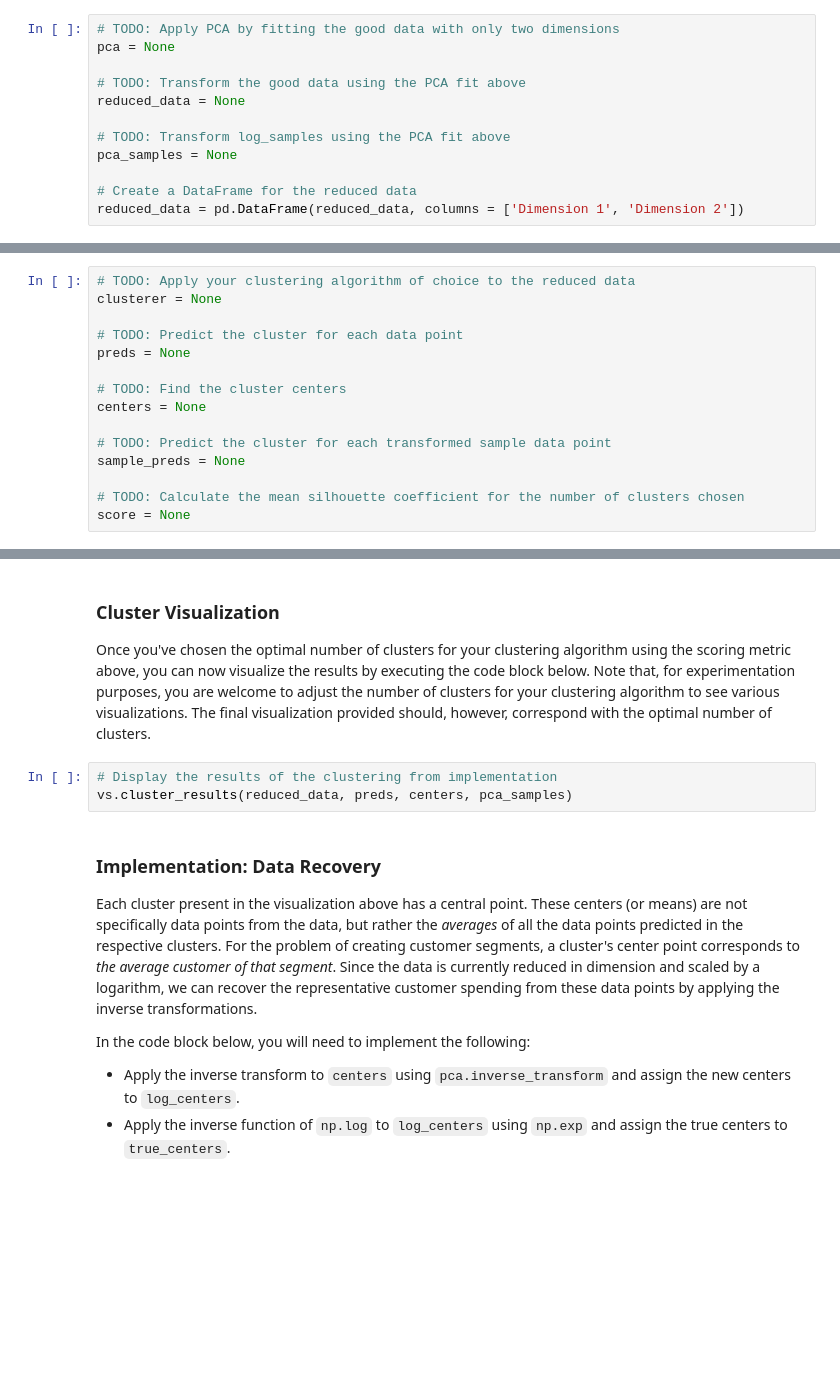
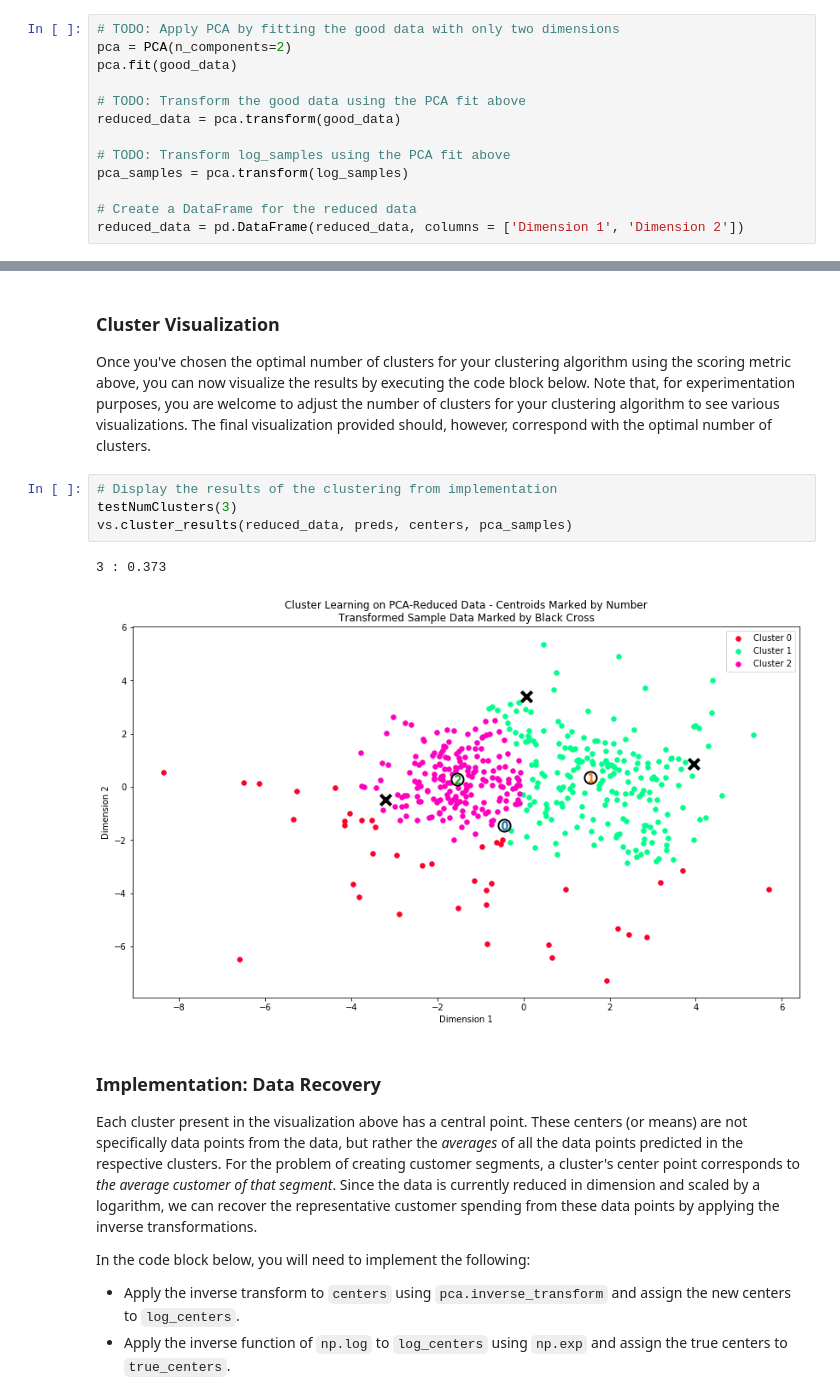
Before and after one commit to jperaino/MLND_CustomerSegments, a Jupyter notebook: customer_segments.ipynb, the cells around one changed output, grey strips where cells are left out. Saved outputs shown, nothing was run; the diff lists cells and outputs as text; blank space fills up the shorter version.

Commit message:
create clusters

```diff
--- a/customer_segments.ipynb
+++ b/customer_segments.ipynb
@@ -335,13 +356,14 @@ In the code block below, you will need to implement the following:
  - Apply a PCA transformation of `log_samples` using `pca.transform`, and assign the results to `pca_samples`.
 # %%
 # TODO: Apply PCA by fitting the good data with only two dimensions
-pca = None
+pca = PCA(n_components=2)
+pca.fit(good_data)
 
 # TODO: Transform the good data using the PCA fit above
-reduced_data = None
+reduced_data = pca.transform(good_data)
 
 # TODO: Transform log_samples using the PCA fit above
-pca_samples = None
+pca_samples = pca.transform(log_samples)
 
 # Create a DataFrame for the reduced data
 reduced_data = pd.DataFrame(reduced_data, columns = ['Dimension 1', 'Dimension 2'])
@@ -385,18 +426,3 @@ In the code block below, you will need to implement the following:
  - Predict the cluster for each sample data point in `pca_samples` and assign them `sample_preds`.
  - Import `sklearn.metrics.silhouette_score` and calculate the silhouette score of `reduced_data` against `preds`.
    - Assign the silhouette score to `score` and print the result.
-# %%
-# TODO: Apply your clustering algorithm of choice to the reduced data
-clusterer = None
-
-# TODO: Predict the cluster for each data point
-preds = None
-
-# TODO: Find the cluster centers
-centers = None
-
-# TODO: Predict the cluster for each transformed sample data point
-sample_preds = None
-
-# TODO: Calculate the mean silhouette coefficient for the number of clusters chosen
-score = None
@@ -410,7 +504,11 @@ score = None
 Once you've chosen the optimal number of clusters for your clustering algorithm using the scoring metric above, you can now visualize the results by executing the code block below. Note that, for experimentation purposes, you are welcome to adjust the number of clusters for your clustering algorithm to see various visualizations. The final visualization provided should, however, correspond with the optimal number of clusters.
 # %%
 # Display the results of the clustering from implementation
+testNumClusters(3)
 vs.cluster_results(reduced_data, preds, centers, pca_samples)
+# %% [output]
+3 : 0.373
+[figure, added]
 # %% [markdown]
 ### Implementation: Data Recovery
 Each cluster present in the visualization above has a central point. These centers (or means) are not specifically data points from the data, but rather the *averages* of all the data points predicted in the respective clusters. For the problem of creating customer segments, a cluster's center point corresponds to *the average customer of that segment*. Since the data is currently reduced in dimension and scaled by a logarithm, we can recover the representative customer spending from these data points by applying the inverse transformations.
```
Also changed, not shown: parts of 12 cells of this notebook.
